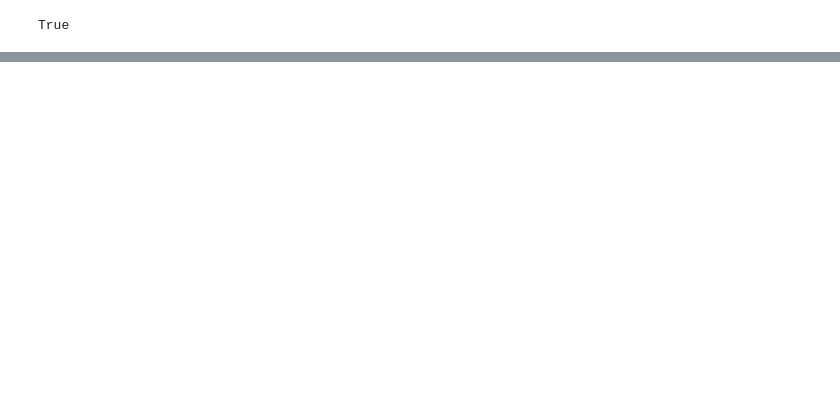
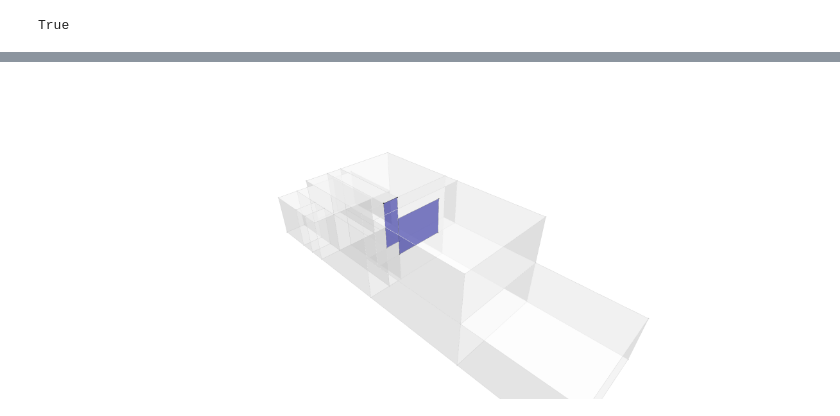
Before and after one commit to brunoperdigao/Plan-Classification-Topologic-DGL, a Jupyter notebook: plan-generator.ipynb, the cells around one changed output, grey strips where cells are left out. Drawn from its saved outputs; the diff is of its cells as text; code cells hidden in the pictures; blank space fills up the shorter version.

Commit message:
started adding apertures

```diff
--- a/plan-generator.ipynb
+++ b/plan-generator.ipynb
@@ -43,7 +43,7 @@ bedroom2 = Space("Room 2", general_width, dining.l - corridor3.l, general_height
 # %%
 has_patio = True
 has_bedroom1 = True
-has_bedroom2 = True
+has_bedroom2 = False
 # %%
 def getSelectors(cell, keys, values):
     if not cell:
@@ -57,11 +90,11 @@ def getSelectors(cell, keys, values):
 # %%
 selectors = []
 cells = []
+apertures = []
 
 parking_tp = Cell.Prism(width=parking.w, length=parking.l, height=parking.h, placement="lowerleft")
 selectors.append(getSelectors(parking_tp, ["label", "title"], [0, parking.name]))
 cells.append(parking_tp)
-
 
 living_tp = Cell.Prism(width=living.w, length=living.l, height=living.h, placement="lowerleft")
 living_tp = Topology.Translate(living_tp, 0, parking.l, 0)
@@ -74,6 +107,7 @@ stairs_tp = Cell.Prism(width=stairs.w, length=stairs.l, height=stairs.h, placeme
 stairs_tp = Topology.Translate(stairs_tp, 0, parking.l + living.l, 0)
 selectors.append(getSelectors(stairs_tp, ["label", "title"], [2, stairs.name]))
 cells.append(stairs_tp)
+
 house = Topology.Boolean(house, stairs_tp, operation="merge")
 
 corridor1_tp = Cell.Prism(width=corridor1.w, length=corridor1.l, height=corridor1.h, placement="lowerleft")
@@ -172,3 +206,22 @@ if has_bedroom2:
         cells.append(bedroom2_tp)
 
         house = Topology.Boolean(house, bedroom2_tp, operation="merge")
+
+# Apertures
+apertureA = createAperture("Parking", "Living Room", False)
+apertures.append(apertureA)
+
+apertureB = createAperture("Living Room", "Stairs", True)
+apertures.append(apertureB)
+
+apertureC = createAperture("Living Room", "Corridor 1", True)
+apertures.append(apertureC)
+
+apertureD = createAperture("Stairs", "Corridor 2", True)
+apertures.append(apertureD)
+
+apertureE = createAperture("Corridor 2", "Corridor 3", True)
+apertures.append(apertureE)
+
+apertureF = createAperture("Corridor 3", "Room 1", False)
+apertures.append(apertureF)
@@ -175,12 +253,13 @@ if has_bedroom2:
 # %%
 selectors = Helper.Flatten(selectors)
 cells = Helper.Flatten(cells)
-everything = CellComplex.ByCells(cells)
+house = CellComplex.ByCells(cells)
+house = Topology.TransferDictionariesBySelectors(house, selectors, tranCells=True)
+house = Topology.AddApertures(house, apertures, subTopologyType="face", exclusive=True)
 # %%
-everything = Topology.TransferDictionariesBySelectors(everything, selectors, tranCells=True)
-g = Graph.ByTopology(everything)
+g = Graph.ByTopology(house, direct=False, directApertures=True)
 graph_data = Plotly.DataByGraph(g, vertexSize=4, vertexGroupKey="label", vertexLabelKey="title", vertexGroups=[0,1,2,3,4,5,6,7,8,9])
-bldg_data = Plotly.DataByTopology(everything, faceOpacity=0.5, edgeColor="lightgrey", vertexColor="lightgrey")
+bldg_data = Plotly.DataByTopology(house, faceOpacity=0.5, edgeColor="lightgrey", vertexColor="lightgrey")
 fig = Plotly.FigureByData(graph_data+bldg_data)
-Plotly.Show(fig)
+Plotly.Show(fig, renderer='jupyterlab')
 # %% [output]
@@ -195,0 +271,8 @@ Topology.Show(house, renderer='jupyterlab', showVertices=False, faceColor="#FFFF
+# %%
+shared_data= [Plotly.DataByTopology(aperture, faceColor="#000099") for aperture in apertures]
+# shared_data.append(bldg_data)
+fig = Plotly.FigureByData(bldg_data+shared_data[-2]+shared_data[-1])
+Plotly.Show(fig, renderer='jupyterlab')
+# Topology.Show(adj, renderer='jupyterlab', showVertices=False, faceColor="#FFFFFF", backgroundColor="#777777")
+# %% [output]
+[figure, added]
```
Also changed, not shown: parts of 7 cells of this notebook, 2 other files.
